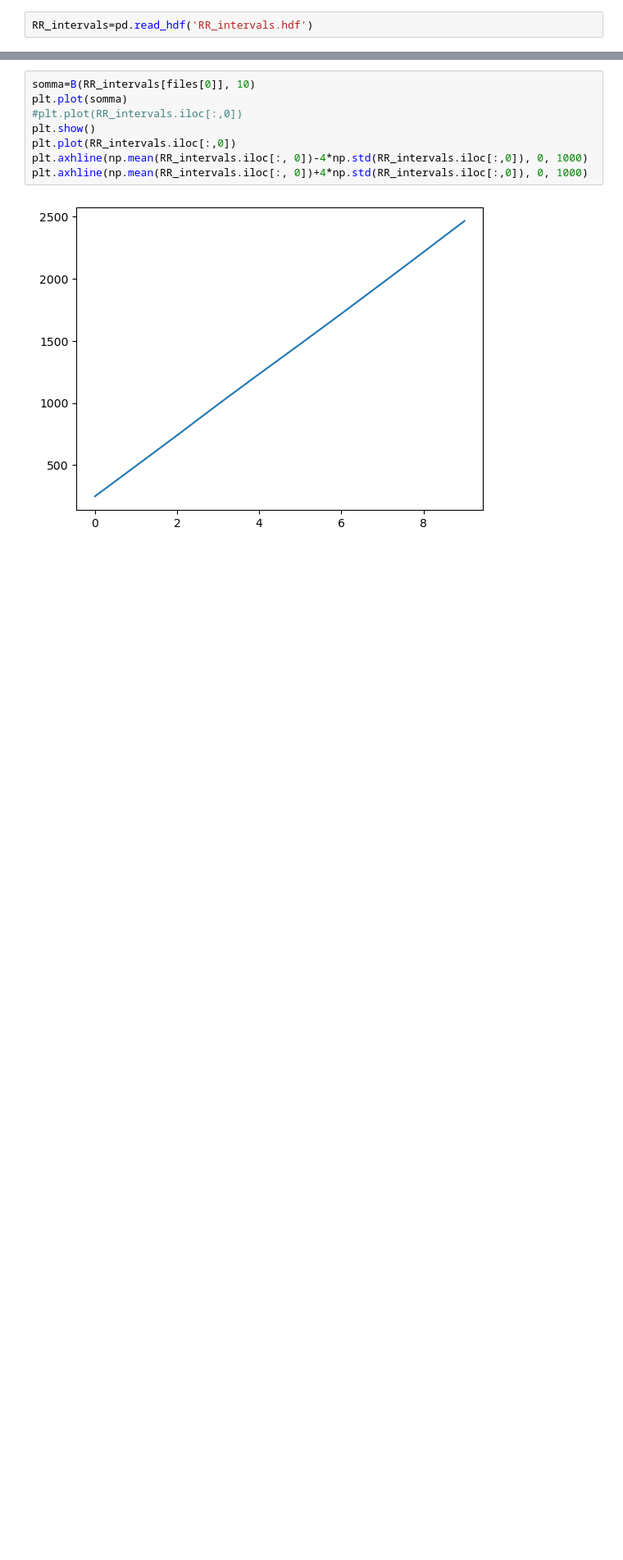
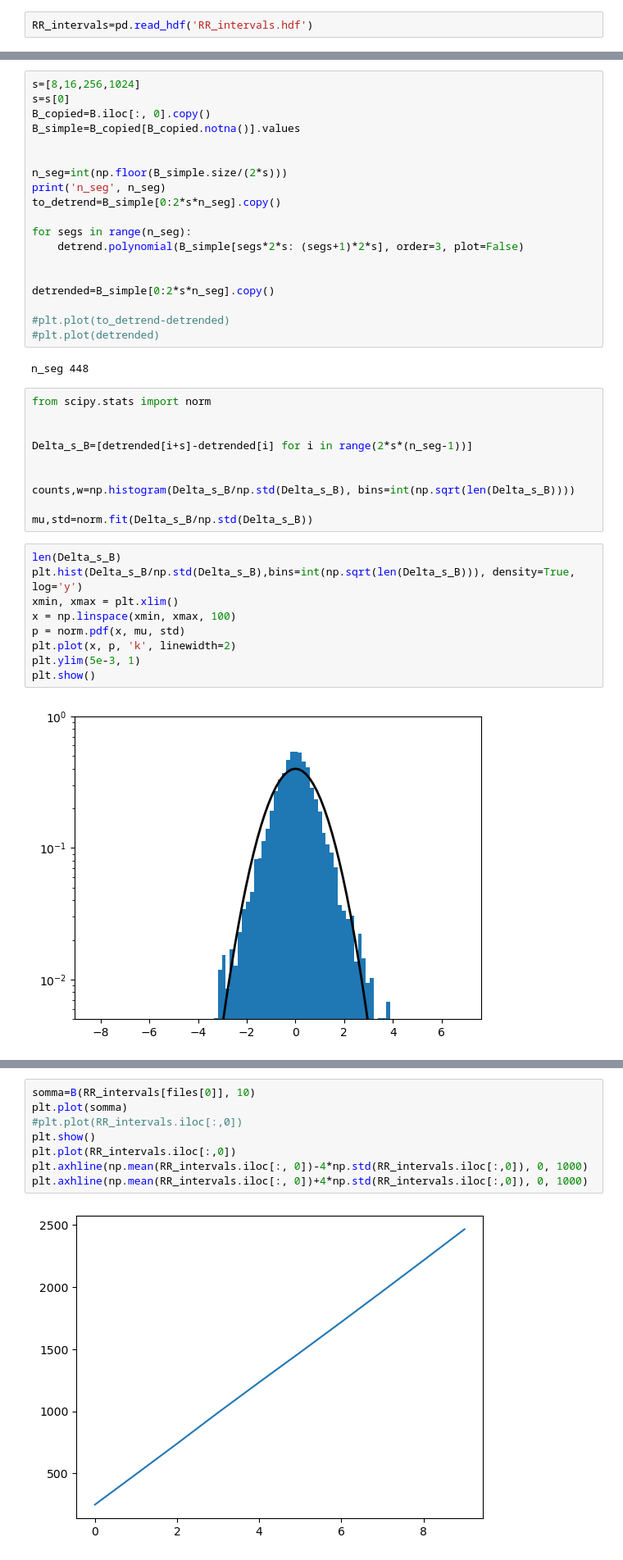
Before and after one commit to threeblueonebrowneyes/Critical-Scale-Invariance-Heart-Rate, a Jupyter notebook: Reading hea files - Data processing.ipynb, the cells around one changed output, grey strips where cells are left out. Shown at 82% size. Saved outputs shown, nothing was run; the diff lists cells and outputs as text; blank space fills up the shorter version.

```diff
--- a/Reading hea files - Data processing.ipynb
+++ b/Reading hea files - Data processing.ipynb
@@ -116,0 +134,42 @@ See the caveats in the documentation: https://pandas.pydata.org/pandas-docs/stab
+# %%
+s=[8,16,256,1024]
+s=s[0]
+B_copied=B.iloc[:, 0].copy()
+B_simple=B_copied[B_copied.notna()].values
+
+
+n_seg=int(np.floor(B_simple.size/(2*s)))
+print('n_seg', n_seg)
+to_detrend=B_simple[0:2*s*n_seg].copy()
+
+for segs in range(n_seg):
+    detrend.polynomial(B_simple[segs*2*s: (segs+1)*2*s], order=3, plot=False)
+
+
+detrended=B_simple[0:2*s*n_seg].copy()
+
+#plt.plot(to_detrend-detrended)
+#plt.plot(detrended)
+# %% [output]
+n_seg 448
+# %%
+from scipy.stats import norm
+
+
+Delta_s_B=[detrended[i+s]-detrended[i] for i in range(2*s*(n_seg-1))]
+
+
+counts,w=np.histogram(Delta_s_B/np.std(Delta_s_B), bins=int(np.sqrt(len(Delta_s_B))))
+
+mu,std=norm.fit(Delta_s_B/np.std(Delta_s_B))
+# %%
+len(Delta_s_B)
+plt.hist(Delta_s_B/np.std(Delta_s_B),bins=int(np.sqrt(len(Delta_s_B))), density=True, log='y')
+xmin, xmax = plt.xlim()
+x = np.linspace(xmin, xmax, 100)
+p = norm.pdf(x, mu, std)
+plt.plot(x, p, 'k', linewidth=2)
+plt.ylim(5e-3, 1)
+plt.show()
+# %% [output]
+[figure, added]
```
Also changed, not shown: parts of 18 cells of this notebook.
